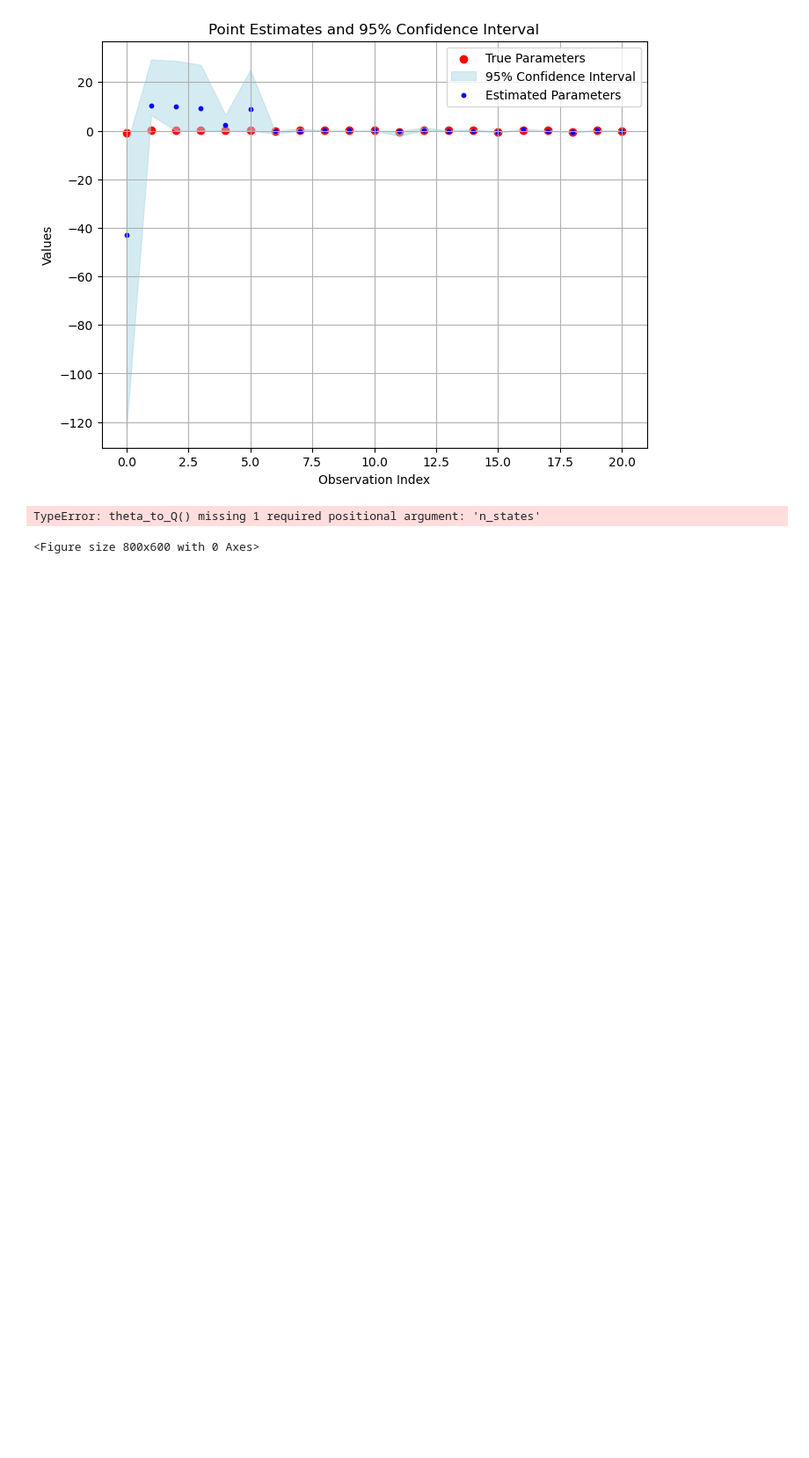
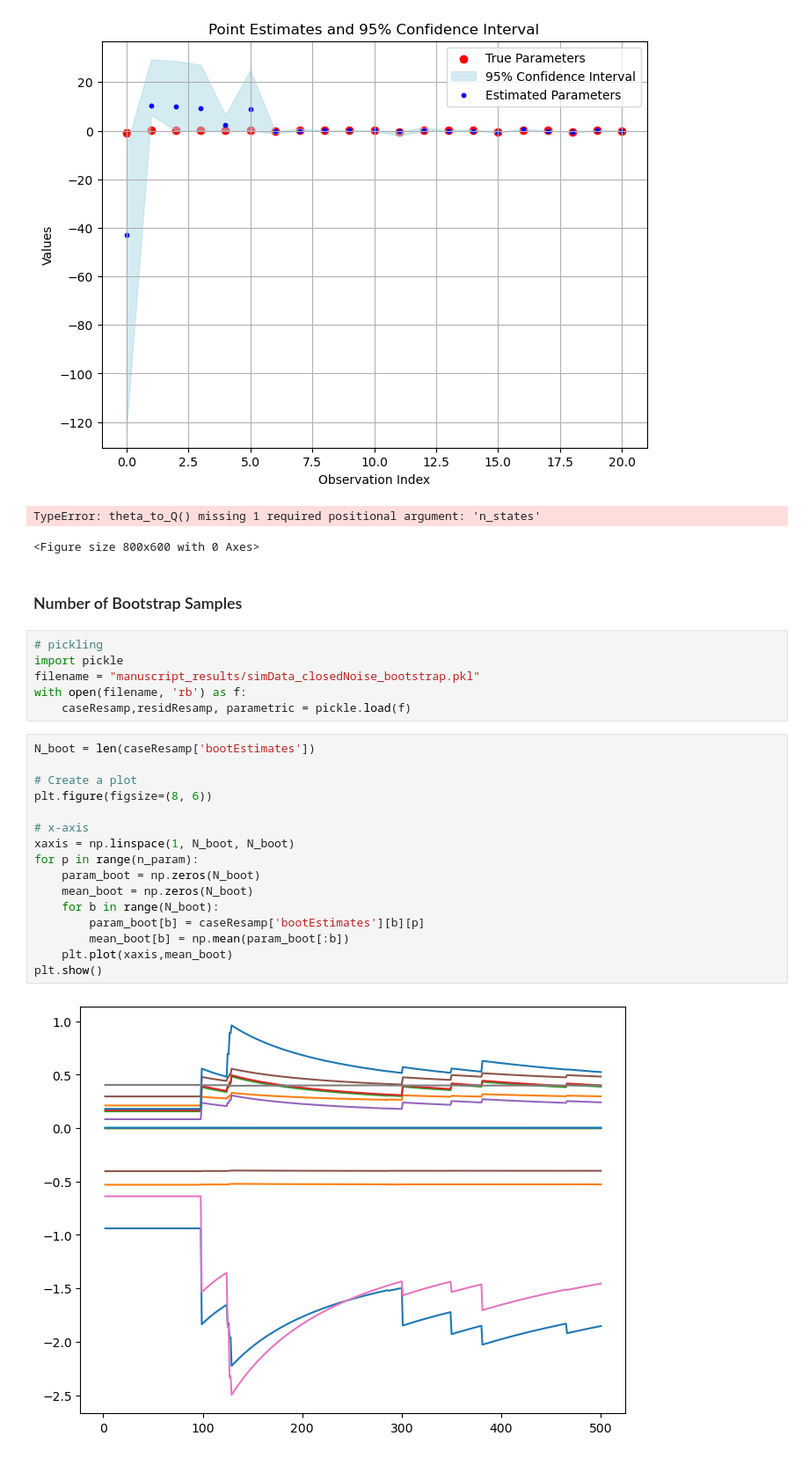
Before and after one commit to lservius/TEmPTS, a Jupyter notebook: application_scripts/24-05-17.paper_appli_simCN.ipynb, the cells around one changed output. Shown at 88% size. Drawn from its saved outputs; the diff is of its cells as text; blank space fills up the shorter version.

```diff
--- a/application_scripts/24-05-17.paper_appli_simCN.ipynb
+++ b/application_scripts/24-05-17.paper_appli_simCN.ipynb
@@ -327,3 +327,29 @@ plt.show()
 [figure]
 TypeError: theta_to_Q() missing 1 required positional argument: 'n_states'
 <Figure size 800x600 with 0 Axes>
+# %% [markdown]
+### Number of Bootstrap Samples
+# %%
+# pickling
+import pickle
+filename = "manuscript_results/simData_closedNoise_bootstrap.pkl"
+with open(filename, 'rb') as f:
+    caseResamp,residResamp, parametric = pickle.load(f)
+# %%
+N_boot = len(caseResamp['bootEstimates'])
+
+# Create a plot
+plt.figure(figsize=(8, 6))
+
+# x-axis
+xaxis = np.linspace(1, N_boot, N_boot)
+for p in range(n_param):
+    param_boot = np.zeros(N_boot)
+    mean_boot = np.zeros(N_boot)
+    for b in range(N_boot):
+        param_boot[b] = caseResamp['bootEstimates'][b][p]
+        mean_boot[b] = np.mean(param_boot[:b])
+    plt.plot(xaxis,mean_boot)
+plt.show()
+# %% [output]
+[figure, added]
```
Also changed, not shown: parts of 2 cells of this notebook, 1 other file.
